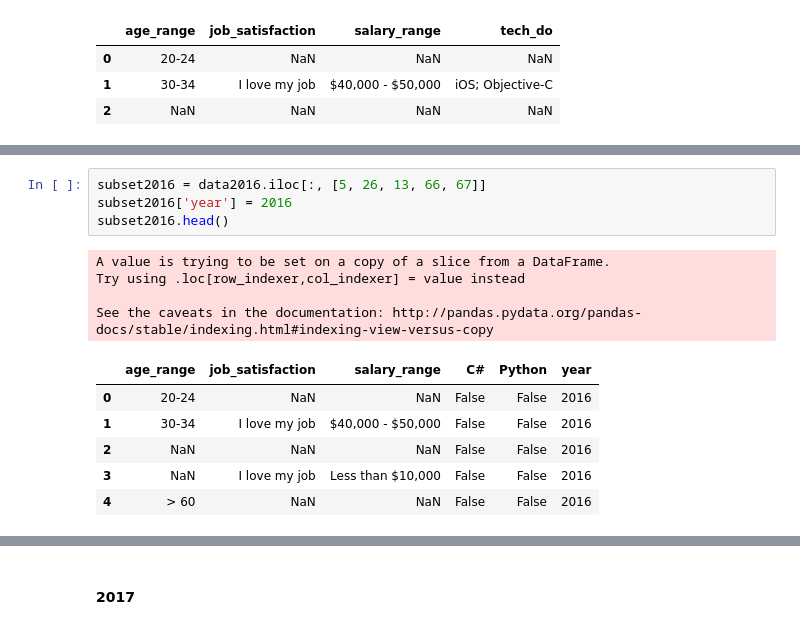
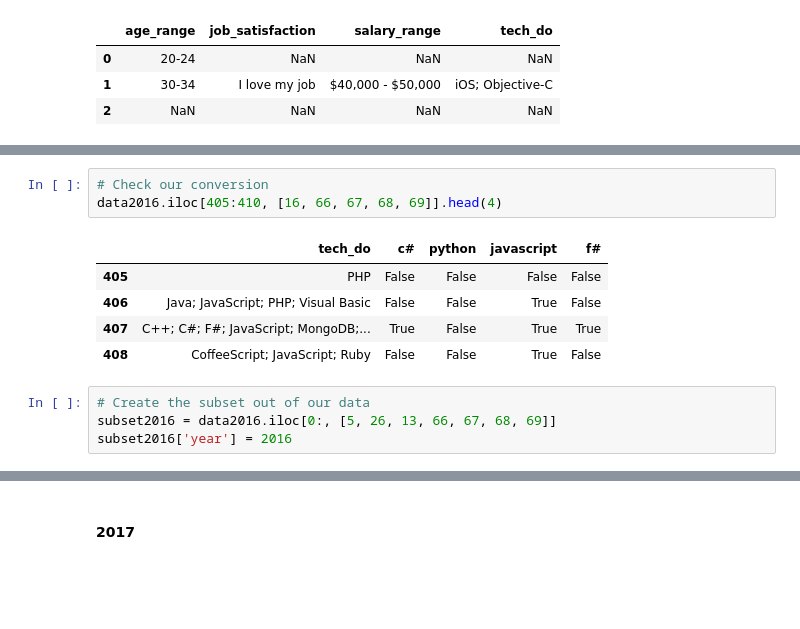
Before and after one commit to huli/the-transparent-coder, a Jupyter notebook: build_combined_data.ipynb, the cells around one changed output, grey strips where cells are left out. Cells and saved outputs as stored; diff of their text form; blank space fills up the shorter version.

Commit message:
Cleaned year 2016

```diff
--- a/build_combined_data.ipynb
+++ b/build_combined_data.ipynb
@@ -448,15 +444,13 @@ data2016.iloc[198:200, :]
+# %%
+# Check our conversion
+data2016.iloc[405:410, [16, 66, 67, 68, 69]].head(4)
+# %% [output]
+|  | tech_do | c# | python | javascript | f# |
+| 405 | PHP | False | False | False | False |
+| 406 | Java; JavaScript; PHP; Visual Basic | False | False | True | False |
+| 407 | C++; C#; F#; JavaScript; MongoDB;... | True | False | True | True |
+| 408 | CoffeeScript; JavaScript; Ruby | False | False | True | False |
 # %%
-subset2016 = data2016.iloc[:, [5, 26, 13, 66, 67]]
+# Create the subset out of our data
+subset2016 = data2016.iloc[0:, [5, 26, 13, 66, 67, 68, 69]]
 subset2016['year'] = 2016
-subset2016.head()
-# %% [output]
-A value is trying to be set on a copy of a slice from a DataFrame.
-Try using .loc[row_indexer,col_indexer] = value instead
-
-See the caveats in the documentation: http://pandas.pydata.org/pandas-docs/stable/indexing.html#indexing-view-versus-copy
-|  | age_range | job_satisfaction | salary_range | C# | Python | year |
-| 0 | 20-24 | NaN | NaN | False | False | 2016 |
-| 1 | 30-34 | I love my job | $40,000 - $50,000 | False | False | 2016 |
-| 2 | NaN | NaN | NaN | False | False | 2016 |
-| 3 | NaN | I love my job | Less than $10,000 | False | False | 2016 |
-| 4 | > 60 | NaN | NaN | False | False | 2016 |
```
Also changed, not shown: parts of 19 cells of this notebook.
